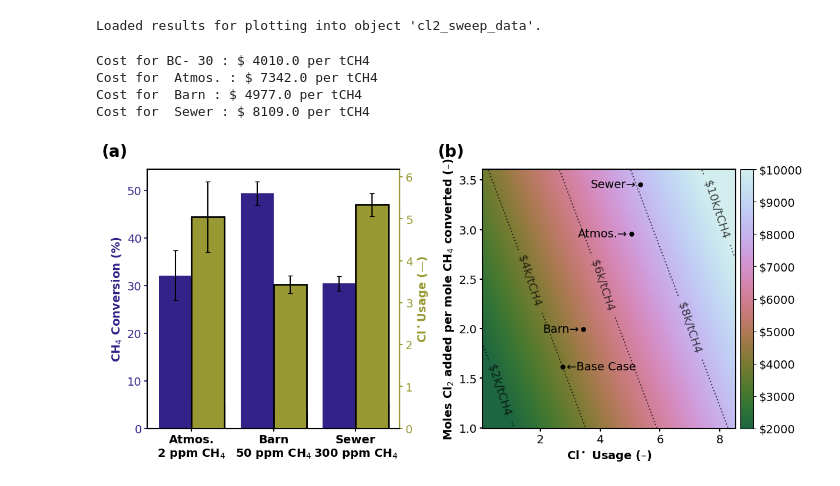
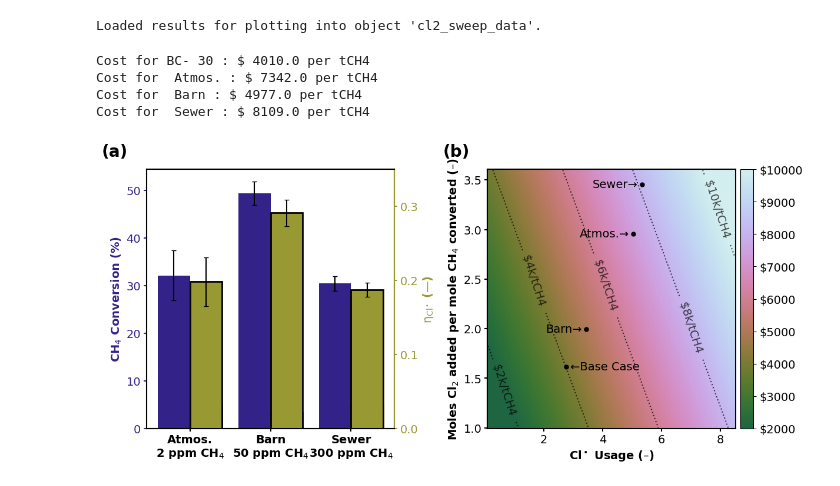
Before and after one commit to richardsrandall/Fall-2024-Cl2, a Jupyter notebook: _combined_plots/paper_plots_v1/figure-real_world_tests_and_costs.ipynb, the cells around one changed output. Saved outputs shown, nothing was run; the diff lists cells and outputs as text; code cells hidden in the pictures.

Commit message:
Apply 'Cl efficiency' to all plots except Fig 4b.

```diff
--- a/_combined_plots/paper_plots_v1/figure-real_world_tests_and_costs.ipynb
+++ b/_combined_plots/paper_plots_v1/figure-real_world_tests_and_costs.ipynb
@@ -22,7 +22,7 @@ line_default_properties = get_default_line_properties() #Ignore yellow underline
 cl2_experiment_constants = get_cl2_experiment_constants() #Ignore yellow underline
 (all_conversion_data,all_bypass_data) = get_experimental_data() #Ignore underline. These two dataframes have all the experimental results.
 # %%
-# Load the data from the realistic AMR trial
+# Load the data from the realistic trials
 current_data = types.SimpleNamespace()
 
 # Select data from only the the experiments we want. The noise on any given trial is already quite low, so we just keep one trial.
@@ -50,6 +50,9 @@ current_data.inlet_cl2 = current_data.cl2_baseline
 (current_data.cl_budget[2],current_data.cl_budget_95_ci[2]) = get_cl_radical_budget_300() # The 300 ppm radical budget is evaluated separately, as mentioned in the text.s
 current_data.cl_per_ch4 = current_data.cl_budget / current_data.ch4_conversions
 current_data.cl_per_ch4_95_ci = cl2_utils.get_95_ci_of_ratio(current_data.cl_budget,current_data.cl_budget_95_ci,current_data.ch4_conversions,current_data.ch4_95_ci)
+current_data.ch4_per_cl = current_data.ch4_conversions/current_data.cl_budget
+current_data.ch4_per_cl_95_ci = cl2_utils.get_95_ci_of_ratio(current_data.ch4_conversions,current_data.ch4_95_ci,current_data.cl_budget,current_data.cl_budget_95_ci)
+
 
 print("CH4 Conv % CI: ",100*current_data.ch4_95_ci/current_data.ch4_conversions)
 
@@ -107,6 +110,8 @@ current_data.inlet_cl2 = current_data.cl2_baseline
 (current_data.cl_budget,current_data.cl_budget_95_ci) = get_cl_radical_budget(current_data.inlet_cl2)
 current_data.cl_per_ch4 = current_data.cl_budget / current_data.ch4_conversions
 current_data.cl_per_ch4_95_ci = cl2_utils.get_95_ci_of_ratio(current_data.cl_budget,current_data.cl_budget_95_ci,current_data.ch4_conversions,current_data.ch4_95_ci)
+current_data.ch4_per_cl = current_data.ch4_conversions/current_data.cl_budget
+current_data.ch4_per_cl_95_ci = cl2_utils.get_95_ci_of_ratio(current_data.ch4_conversions,current_data.ch4_95_ci,current_data.cl_budget,current_data.cl_budget_95_ci)
 
 # Compute the Cl2 feed per CH4 converted
 current_data.cl2_fed_per_ch4_converted = current_data.cl2_baseline/current_data.ch4_conversions
@@ -165,12 +170,13 @@ multiplier = 0
 ax_a.bar(x - 0.5*width, realistic_trial_data.ch4_conversion_percent, width, label="CH$_4$ Conv.", color=line_default_properties['CH4']['color'])
 ax_a.bar(x + 0.5*width, realistic_trial_data.cl_per_ch4, width, label=line_default_properties['Cl* Efficiency']['text'], color=line_default_properties['Cl* Efficiency']['color'],edgecolor='k',linewidth=2)#Dummy to make legend behave
 ax_a.errorbar(x - 0.5*width, realistic_trial_data.ch4_conversion_percent, realistic_trial_data.ch4_conversion_percent_95_ci, capsize=3, color='k',linestyle='')
-ax_a_right.bar(x + 0.5*width, realistic_trial_data.cl_per_ch4, width, label=line_default_properties['Cl* Efficiency']['text'], color=line_default_properties['Cl* Efficiency']['color'],edgecolor='k',linewidth=2)
-ax_a_right.errorbar(x + 0.5*width, realistic_trial_data.cl_per_ch4, realistic_trial_data.cl_per_ch4_95_ci, capsize=3, color='k',linestyle='')
+ax_a_right.bar(x + 0.5*width, realistic_trial_data.ch4_per_cl, width, label=line_default_properties['Cl* Efficiency']['text'], color=line_default_properties['Cl* Efficiency']['color'],edgecolor='k',linewidth=2)
+ax_a_right.errorbar(x + 0.5*width, realistic_trial_data.ch4_per_cl, realistic_trial_data.ch4_per_cl_95_ci, capsize=3, color='k',linestyle='')
 ax_a.set_xticks([0,1,2])
 ax_a.set_xticklabels(["Atmos.\n2 ppm CH$_4$","Barn\n50 ppm CH$_4$","Sewer\n300 ppm CH$_4$"],fontweight=plot_default_properties['font_weight'])
 ax_a.set_ylim(bottom=0)
-ax_a_right.set_ylim(bottom=0)
+ax_a_right.set_ylim(bottom=0,top=0.35)
+ax_a_right.set_yticks([0,0.1,0.2,0.3])
 #ax_a.legend(bbox_to_anchor=(1,1),loc='upper right')
 
 # b
@@ -207,31 +213,31 @@ for x,y,t in zip(cl2_sweep_data.cl_per_ch4, cl2_sweep_data.cl2_fed_per_ch4_conve
     print("Cost for BC-",t,": $",np.round(get_cost_per_ton_ch4(x,y)),"per tCH4")
 # Plot the rest of the data
 exps = ((realistic_trial_data.cl_per_ch4[0],realistic_trial_data.cl2_fed_per_ch4_converted[0],'Atmos.'),
         (realistic_trial_data.cl_per_ch4[1],realistic_trial_data.cl2_fed_per_ch4_converted[1],'Barn'),
         (realistic_trial_data.cl_per_ch4[2],realistic_trial_data.cl2_fed_per_ch4_converted[2],'Sewer'),
         )
 for x,y,t in exps:
     ax_b.plot([x],[y],'ok',markersize=5)
     ax_b.annotate(t+"→", xy=(x, y), xycoords='data', xytext=(-5, 0), textcoords='offset points', ha='right', va='center')
     print("Cost for ",t,": $",np.round(get_cost_per_ton_ch4(x,y)),"per tCH4")
 
 #ax_b.set_xlabel('UV Usage $\equiv$ [(Cl$^\\bullet$ Usage)$\cdot(\eta_{UV})^{-1}$] (–)') # Keeping this if we want the x-axis to be UV usage
 ax_b.set_xlabel('Cl$^\\bullet$ Usage (–)',fontweight=plot_default_properties['font_weight'])
 ax_b.set_ylabel('Moles Cl$_2$ added per mole CH$_4$ converted (–)',fontweight=plot_default_properties['font_weight'])
 
 for ax in [ax_a, ax_a_right, ax_b]:
     ax.tick_params(width=plot_default_properties['box_linewidth'])
     for spine in ax.spines.values():
         spine.set_linewidth(plot_default_properties['box_linewidth'])
 
 #print(realistic_trial_data.ch4_conversions)
 
 # Save the figure, etc.
 plt.savefig('exported_images/realistic_trials_and_cost_modeling.png', bbox_inches='tight',dpi=300)
 plt.show()
 # %% [output]
 Cost for BC- 30 : $ 4010.0 per tCH4
 Cost for  Atmos. : $ 7342.0 per tCH4
 Cost for  Barn : $ 4977.0 per tCH4
 Cost for  Sewer : $ 8109.0 per tCH4
-[figure, old version]
+[figure, new version]
```
Also changed, not shown: 10 other files.
